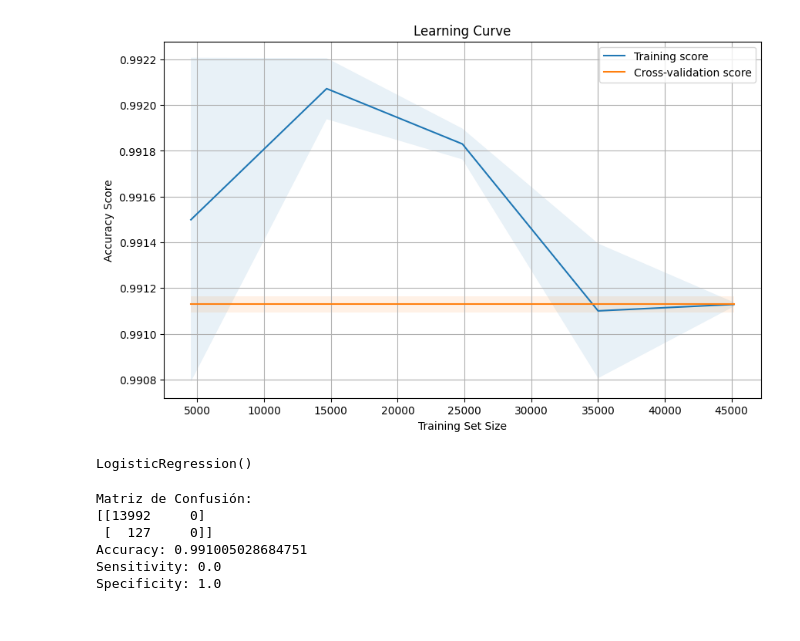
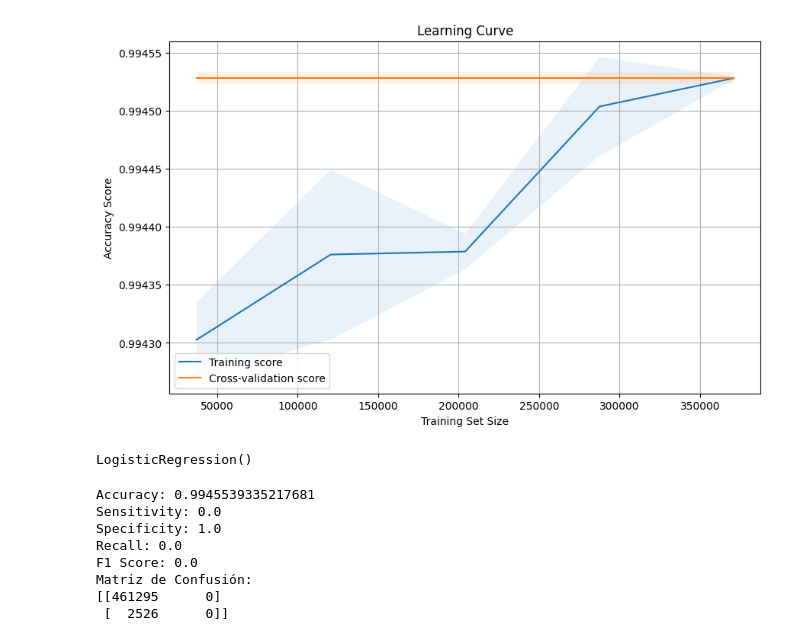
Before and after one commit to cayomol01/Proyecto1MD, a Jupyter notebook: logisticRgression.ipynb, the cells around one changed output. Drawn from its saved outputs; the diff is of its cells as text; code cells hidden in the pictures.

```diff
--- a/logisticRgression.ipynb
+++ b/logisticRgression.ipynb
@@ -8,4 +8,6 @@ import numpy as np
 from sklearn.model_selection import learning_curve
 # %%
 enfermedades = pd.read_excel('archivos/CIE.xlsx')
-new_df=  pd.read_csv ('archivos/NewDataAll.csv')
+new_df = pd.read_csv('archivos/NewDataAll.csv', low_memory= False)
+
+new_df.head(5)
@@ -12,10 +22,10 @@ new_df=  pd.read_csv ('archivos/NewDataAll.csv')
 # %%
 # Preprocesar los datos
-new_df['Caudef']
+new_df['caudef']
 enfermedades2 = enfermedades.copy()
 enfermedades2.loc[enfermedades2['CAUSA'].str.len() == 3, 'CAUSA'] = enfermedades2.loc[enfermedades2['CAUSA'].str.len() == 3, 'CAUSA'] + "X"
 
-new_df2 = pd.merge(new_df, enfermedades2, left_on='Caudef', right_on='CAUSA', how='left')
+new_df2 = pd.merge(new_df, enfermedades2, left_on='caudef', right_on='CAUSA', how='left')
 new_df2 = new_df2.dropna()
 causas_infecciones = new_df2.loc[new_df2["DESCRIP"].str.contains("Infecciones|infecciones|infeccion|Infección|Infeccion|infección")]
 causas_vih = new_df2.loc[new_df2["DESCRIP"].str.contains("VIH|vih|SIDA")]
@@ -43,43 +63,43 @@ new_df2.loc[new_df2["DESCRIP"].str.contains("VIH|vih|SIDA")]
 # %%
-X = new_df2[['Añoreg']]
+X = new_df2[['añoreg']]
 y = new_df2['VIH']
 # %%
 # Dividir los datos en conjunto de entrenamiento y prueba
-X_train, X_test, y_train, y_test = train_test_split(X, y, test_size=0.2, random_state=42)
+X_train, X_test, y_train, y_test = train_test_split(X, y, test_size=0.5, random_state=69)
 
 # Crear el modelo de regresión logística
 model = LogisticRegression()
 
 # Calcular la curva de aprendizaje
 train_sizes, train_scores, test_scores = learning_curve(model, X_train, y_train, cv=5)
 
 # Calcular las medias y desviaciones estándar de los puntajes
 train_mean = np.mean(train_scores, axis=1)
 train_std = np.std(train_scores, axis=1)
 test_mean = np.mean(test_scores, axis=1)
 test_std = np.std(test_scores, axis=1)
 
 # Graficar la curva de aprendizaje
 plt.figure(figsize=(10, 6))
 plt.plot(train_sizes, train_mean, label='Training score')
 plt.plot(train_sizes, test_mean, label='Cross-validation score')
 
 # Rellenar la región entre ± una desviación estándar del puntaje de entrenamiento
 plt.fill_between(train_sizes, train_mean - train_std, train_mean + train_std, alpha=0.1)
 # Rellenar la región entre ± una desviación estándar del puntaje de validación cruzada
 plt.fill_between(train_sizes, test_mean - test_std, test_mean + test_std, alpha=0.1)
 
 plt.xlabel('Training Set Size')
 plt.ylabel('Accuracy Score')
 plt.title('Learning Curve')
 plt.legend(loc='best')
 plt.grid(True)
 plt.show()
 
 # Entrenar el modelo
 model.fit(X_train, y_train)
 # %% [output]
-[figure, old version]
+[figure, new version]
 LogisticRegression()
 # %%
 # Realizar predicciones en el conjunto de prueba
@@ -94,9 +114,11 @@ tn, fp, fn, tp = confusion_matrix(y_test, y_pred).ravel()
 # Calcular la matriz de confusión
 confusion = confusion_matrix(y_test, y_pred)
 
-# Imprimir la matriz de confusión
-print("Matriz de Confusión:")
-print(confusion)
+# Calcular la precisión, sensibilidad y especificidad
+precision = precision_score(y_test, y_pred, zero_division=1)
+recall = recall_score(y_test, y_pred)
+f1 = f1_score(y_test, y_pred)
+
 
 # Calcular la sensibilidad y especificidad
 sensitivity = tp / (tp + fn)
@@ -106,10 +128,17 @@ specificity = tn / (tn + fp)
 print("Accuracy:", accuracy)
 print("Sensitivity:", sensitivity)
 print("Specificity:", specificity)
+print("Recall:", recall)
+print("F1 Score:", f1)
+# Imprimir la matriz de confusión
+print("Matriz de Confusión:")
+print(confusion)
 # %% [output]
-Matriz de Confusión:
-[[13992     0]
- [  127     0]]
-Accuracy: 0.991005028684751
+Accuracy: 0.9945539335217681
 Sensitivity: 0.0
 Specificity: 1.0
+Recall: 0.0
+F1 Score: 0.0
+Matriz de Confusión:
+[[461295      0]
+ [  2526      0]]
```
Also changed, not shown: parts of 4 cells of this notebook.
